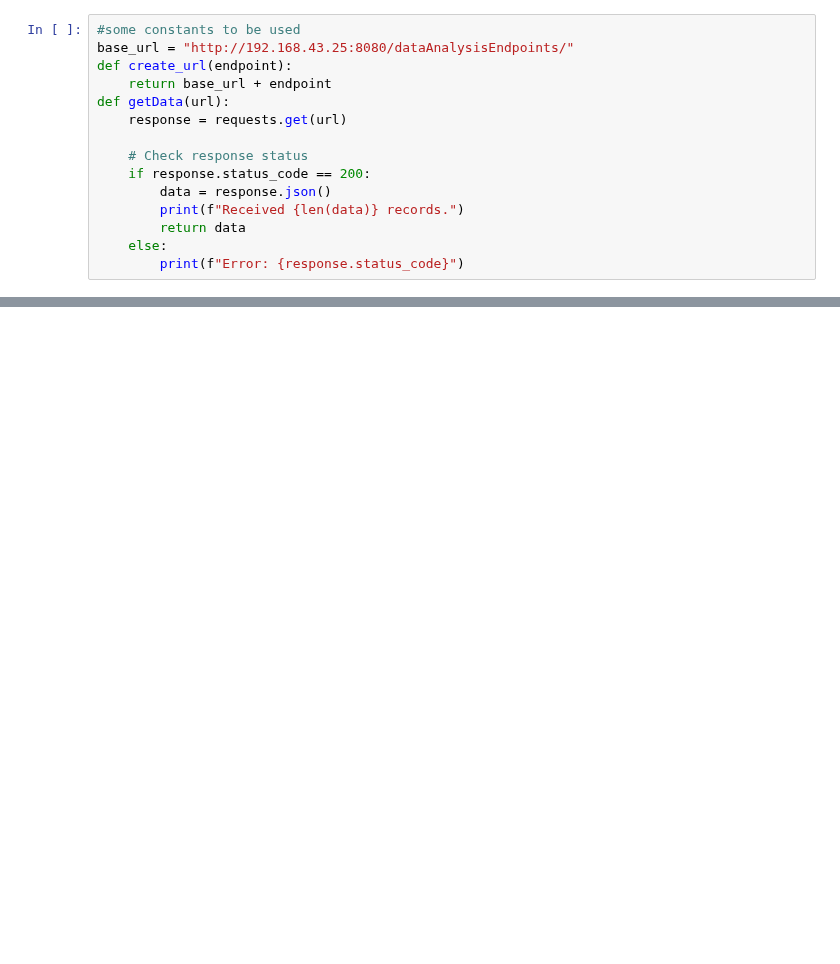
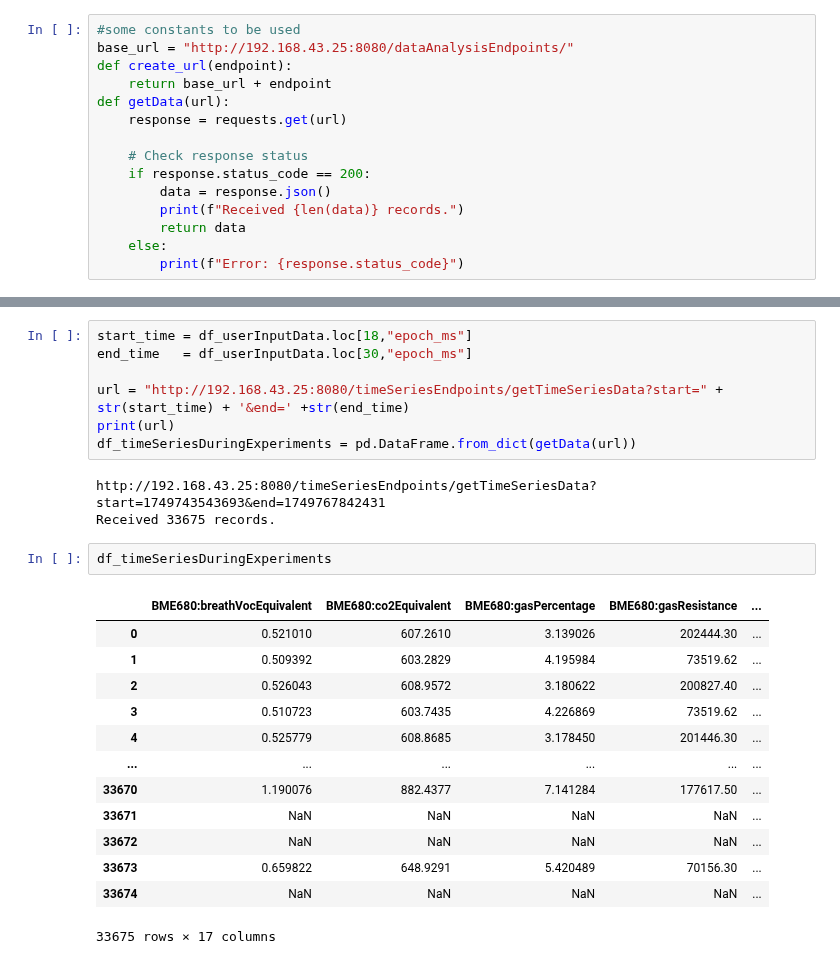
Before and after one commit to Andreas-Ts/Diploma-Project, a Jupyter notebook: dataAnalysis and machine learning/dataAnalysis.ipynb, the cells around one changed output, grey strips where cells are left out. Saved outputs shown, nothing was run; the diff lists cells and outputs as text; blank space fills up the shorter version.

```diff
--- a/dataAnalysis and machine learning/dataAnalysis.ipynb
+++ b/dataAnalysis and machine learning/dataAnalysis.ipynb
@@ -91,0 +123,26 @@ Error: 500
+# %%
+start_time = df_userInputData.loc[18,"epoch_ms"]
+end_time   = df_userInputData.loc[30,"epoch_ms"]
+
+url = "http://192.168.43.25:8080/timeSeriesEndpoints/getTimeSeriesData?start=" + str(start_time) + '&end=' +str(end_time)
+print(url)
+df_timeSeriesDuringExperiments = pd.DataFrame.from_dict(getData(url))
+# %% [output]
+http://192.168.43.25:8080/timeSeriesEndpoints/getTimeSeriesData?start=1749743543693&end=1749767842431
+Received 33675 records.
+# %%
+df_timeSeriesDuringExperiments
+# %% [output]
+|  | BME680:breathVocEquivalent | BME680:co2Equivalent | BME680:gasPercentage | BME680:gasResistance | ... |
+| 0 | 0.521010 | 607.2610 | 3.139026 | 202444.30 | ... |
+| 1 | 0.509392 | 603.2829 | 4.195984 | 73519.62 | ... |
+| 2 | 0.526043 | 608.9572 | 3.180622 | 200827.40 | ... |
+| 3 | 0.510723 | 603.7435 | 4.226869 | 73519.62 | ... |
+| 4 | 0.525779 | 608.8685 | 3.178450 | 201446.30 | ... |
+| ... | ... | ... | ... | ... | ... |
+| 33670 | 1.190076 | 882.4377 | 7.141284 | 177617.50 | ... |
+| 33671 | NaN | NaN | NaN | NaN | ... |
+| 33672 | NaN | NaN | NaN | NaN | ... |
+| 33673 | 0.659822 | 648.9291 | 5.420489 | 70156.30 | ... |
+| 33674 | NaN | NaN | NaN | NaN | ... |
+33675 rows × 17 columns
```
Also changed, not shown: parts of 15 cells of this notebook, 1 other file.
